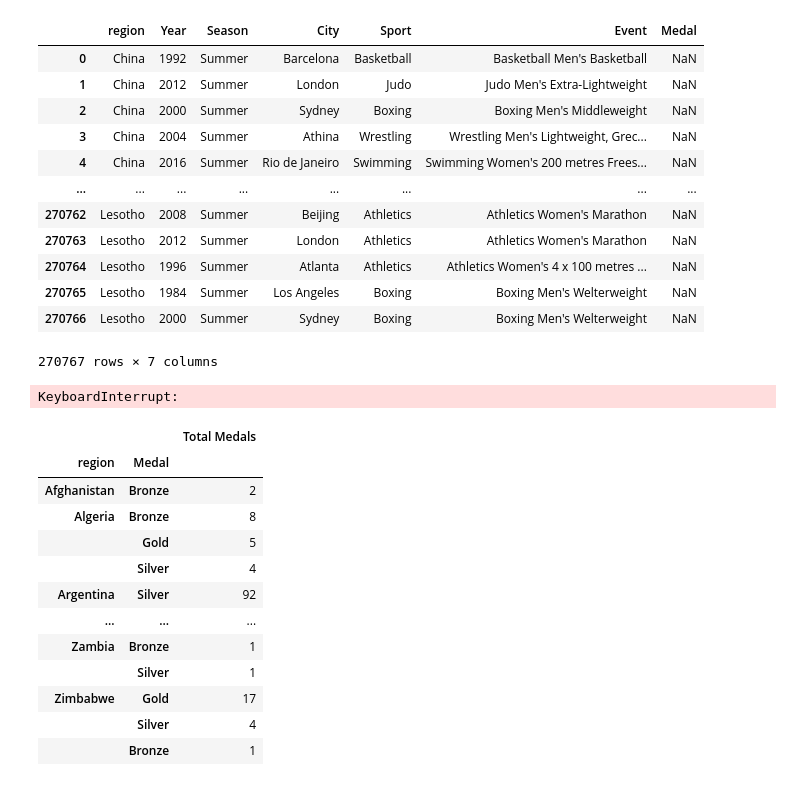
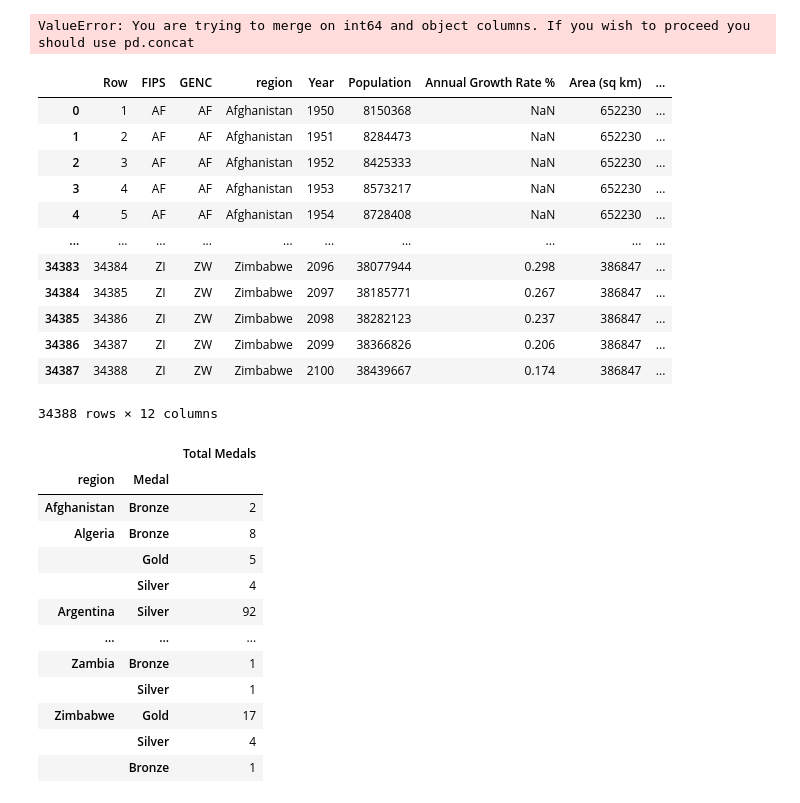
Before and after one commit to sak0213/perfect-10-group-project, a Jupyter notebook: Country_Review.ipynb, the cells around one changed output. Drawn from its saved outputs; the diff is of its cells as text; code cells hidden in the pictures.

```diff
--- a/Country_Review.ipynb
+++ b/Country_Review.ipynb
@@ -46,42 +69,53 @@ print(country_names)
 # %%
 merge_df = pd.merge(olympics_df, noc_df, on="NOC")
+merge2_df = pd.merge(merge_df, census_df, on=["region","Year"], how = "inner")
 
-olympiccountries_df = merge_df[["region","Year","Season","City","Sport","Event","Medal"]]
+gdp_df = gdp_df.drop(["Country Code","Indicator Name","Indicator Code"], axis=1)
+gdp_df = pd.melt(gdp_df,'region',var_name='Year',value_name='GDP')
+
+gdp_df.Year.astype(int)
+merge2_df.Year.astype(int)
+gdp_df.region.astype(str)
+merge2_df.region.astype(str)
+
+merge3_df = pd.merge(merge2_df, gdp_df, on=["region","Year"])
+
+olympiccountries_df = merge_df[["region","Year","Population","GDP","Season","City","Sport","Event","Medal"]]
 olympiccountries_df
 # %% [output]
-|  | region | Year | Season | City | Sport | Event | Medal |
-| 0 | China | 1992 | Summer | Barcelona | Basketball | Basketball Men's Basketball | NaN |
-| 1 | China | 2012 | Summer | London | Judo | Judo Men's Extra-Lightweight | NaN |
-| 2 | China | 2000 | Summer | Sydney | Boxing | Boxing Men's Middleweight | NaN |
-| 3 | China | 2004 | Summer | Athina | Wrestling | Wrestling Men's Lightweight, Grec... | NaN |
-| 4 | China | 2016 | Summer | Rio de Janeiro | Swimming | Swimming Women's 200 metres Frees... | NaN |
-| ... | ... | ... | ... | ... | ... | ... | ... |
-| 270762 | Lesotho | 2008 | Summer | Beijing | Athletics | Athletics Women's Marathon | NaN |
-| 270763 | Lesotho | 2012 | Summer | London | Athletics | Athletics Women's Marathon | NaN |
-| 270764 | Lesotho | 1996 | Summer | Atlanta | Athletics | Athletics Women's 4 x 100 metres ... | NaN |
-| 270765 | Lesotho | 1984 | Summer | Los Angeles | Boxing | Boxing Men's Welterweight | NaN |
-| 270766 | Lesotho | 2000 | Summer | Sydney | Boxing | Boxing Men's Welterweight | NaN |
-270767 rows × 7 columns
+ValueError: You are trying to merge on int64 and object columns. If you wish to proceed you should use pd.concat
 # %%
-goldcountries_df = olympiccountries_df.loc[olympiccountries_df["Medal"] == "Gold", :]
-silvercountries_df = olympiccountries_df.loc[olympiccountries_df["Medal"] == "Silver", :]
-bronzecountries_df = olympiccountries_df.loc[olympiccountries_df["Medal"] == "Bronze", :]
+# goldcountries_df = olympiccountries_df.loc[olympiccountries_df["Medal"] == "Gold", :]
+# silvercountries_df = olympiccountries_df.loc[olympiccountries_df["Medal"] == "Silver", :]
+# bronzecountries_df = olympiccountries_df.loc[olympiccountries_df["Medal"] == "Bronze", :]
 
-countries = olympiccountries_df["Team"]
-gold= []
-silver= []
-bronze= []
+# countries = olympiccountries_df["Team"]
+# gold= []
+# silver= []
+# bronze= []
 
-for country in countries:
-    gold.append(goldcountries_df["Team"].nunique())
-    silver.append(silvercountries_df["Team"].nunique())
-    bronze.append(bronzecountries_df["Team"].nunique())
+# for country in countries:
+#     gold.append(goldcountries_df["Team"].nunique())
+#     silver.append(silvercountries_df["Team"].nunique())
+#     bronze.append(bronzecountries_df["Team"].nunique())
 
-countrymedals_df = pd.DataFrame({"Countries": countries, "Gold": gold, "Silver": silver, "Bronze": bronze})
+# countrymedals_df = pd.DataFrame({"Countries": countries, "Gold": gold, "Silver": silver, "Bronze": bronze})
 
-countrymedals_df
+census_df
 # %% [output]
+|  | Row | FIPS | GENC | region | Year | Population | Annual Growth Rate % | Area (sq km) | ... |
+| 0 | 1 | AF | AF | Afghanistan | 1950 | 8150368 | NaN | 652230 | ... |
+| 1 | 2 | AF | AF | Afghanistan | 1951 | 8284473 | NaN | 652230 | ... |
+| 2 | 3 | AF | AF | Afghanistan | 1952 | 8425333 | NaN | 652230 | ... |
+| 3 | 4 | AF | AF | Afghanistan | 1953 | 8573217 | NaN | 652230 | ... |
+| 4 | 5 | AF | AF | Afghanistan | 1954 | 8728408 | NaN | 652230 | ... |
+| ... | ... | ... | ... | ... | ... | ... | ... | ... | ... |
+| 34383 | 34384 | ZI | ZW | Zimbabwe | 2096 | 38077944 | 0.298 | 386847 | ... |
+| 34384 | 34385 | ZI | ZW | Zimbabwe | 2097 | 38185771 | 0.267 | 386847 | ... |
+| 34385 | 34386 | ZI | ZW | Zimbabwe | 2098 | 38282123 | 0.237 | 386847 | ... |
+| 34386 | 34387 | ZI | ZW | Zimbabwe | 2099 | 38366826 | 0.206 | 386847 | ... |
+| 34387 | 34388 | ZI | ZW | Zimbabwe | 2100 | 38439667 | 0.174 | 386847 | ... |
-KeyboardInterrupt:
+34388 rows × 12 columns
 # %%
 countrymedal_group = olympiccountries_df.groupby(["region"])
 medal_counts = countrymedal_group["Medal"].value_counts()
```
Also changed, not shown: parts of 5 cells of this notebook.
